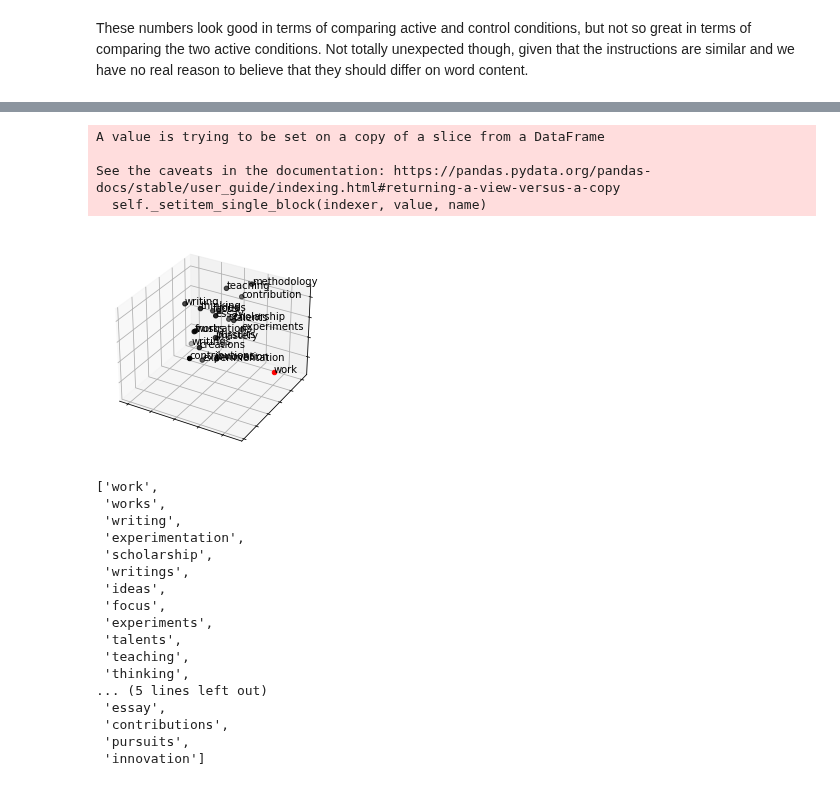
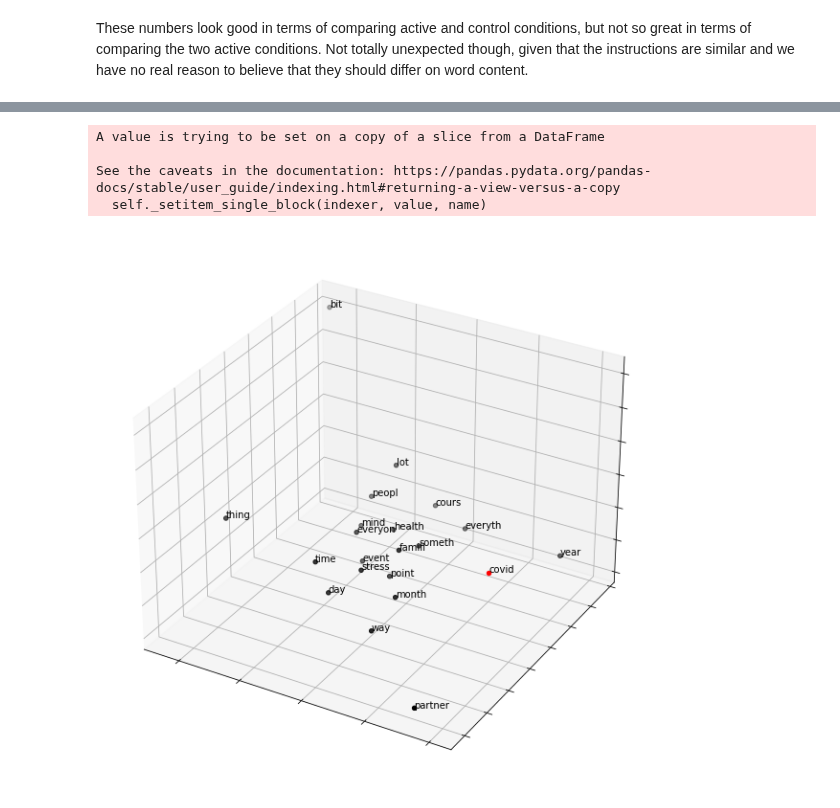
Before and after one commit to lucia-lux/EW_analysis, a Jupyter notebook: ew_nlp_writing.ipynb, the cells around one changed output, grey strips where cells are left out. Drawn from its saved outputs; the diff is of its cells as text; code cells hidden in the pictures.

```diff
--- a/ew_nlp_writing.ipynb
+++ b/ew_nlp_writing.ipynb
@@ -33,7 +32,7 @@ https://www.kaggle.com/dskswu/topic-modeling-bert-lda - topic modeling bert+lda
 # %% [markdown]
 Specify path to input directory and read in files.
 # %%
-home = 1
+home = 0
 if home:
     infiledir = r"C:\Users\Luzia T\UCL\WorkingFromHome\Possible_online_studies\NLP_expressive_writing\analysis\Processed_2"
     writing_dir = r"C:\Users\Luzia T\UCL\WorkingFromHome\Possible_online_studies\NLP_expressive_writing\analysis\writing_data\statements"
@@ -350,14 +349,11 @@ from sklearn import model_selection, feature_extraction, naive_bayes, pipeline,
 # get cleaned text
 writing_df['writing_cleaned'] = [' '.join(f) for f in token_lists]
 
-# now partition the dataset into training and test portions
+# split into training and test data sets
 wrdf_train,wrdf_test = model_selection.train_test_split(writing_df, test_size = 0.3)
 
-# TF:
-vectorizer_tf = feature_extraction.text.CountVectorizer(max_features = 10000, ngram_range = (1,2))
-
-# TF-IDF:
-vectorizer_tf_idf = feature_extraction.text.TfidfVectorizer(max_features = 10000, ngram_range = (1,2))
+# TF-IDF vectorizer:
+vectorizer_tf_idf = feature_extraction.text.TfidfVectorizer(max_features = 10000, ngram_range = (1,3))
 
 corpus = wrdf_train['writing_cleaned']
 X_train = vectorizer_tf_idf.fit_transform(corpus)
@@ -540,54 +548,57 @@ trigrams_detector = gensim.models.phrases.Phraser(trigrams_detector)
+# %%
+from gensim import models
+corpus = wrdf_train['writing_cleaned']
+
+## create list of lists of unigrams
+lst_corpus = get_lst_corpus(corpus)
+
+
+## detect bigrams and trigrams
+# note: min_count: ignore all bigrams/trigrams with total count lower than min_count
+# threshold: the higher this value, the fewer ngrams will be created
+# min_count and threshold are hyperparameters and likely need tuning. Starting off with the defaults.
+bigrams_detector, trigrams_detector = get_ngrams(lst_corpus, min_count = 5, thresh = 10)
+#bigrams_detector = gensim.models.phrases.Phrases(lst_corpus, min_count = 5, threshold = 10)
+#bigrams_detector = gensim.models.phrases.Phraser(bigrams_detector)
+#trigrams_detector = gensim.models.phrases.Phrases(bigrams_detector[lst_corpus], min_count=5, threshold=10)
+#trigrams_detector = gensim.models.phrases.Phraser(trigrams_detector)
+# %%
+# fit
+nlp = gensim.models.word2vec.Word2Vec(lst_corpus, vector_size = 300)
+# vector size choice based on:https://datascience.stackexchange.com/questions/51404/word2vec-how-to-choose-the-embedding-size-parameter
 # %%
-word = "work"
+word = "covid"
 fig = plt.figure()
 ## word embedding
 tot_words = [word] + [tupla[0] for tupla in
                  nlp.wv.most_similar(word, topn=20)]
 X = nlp.wv[tot_words]
 ## pca to reduce dimensionality from 300 to 3
 pca = manifold.TSNE(perplexity=40, n_components=3, init='pca')
 X = pca.fit_transform(X)
 ## create dtf
 dtf_ = pd.DataFrame(X, index=tot_words, columns=["x","y","z"])
 dtf_["input"] = 0
 dtf_["input"].iloc[0:1] = 1
 ## plot 3d
 from mpl_toolkits.mplot3d import Axes3D
 ax = fig.add_subplot(111, projection='3d')
 ax.scatter(dtf_[dtf_["input"]==0]['x'],
            dtf_[dtf_["input"]==0]['y'],
            dtf_[dtf_["input"]==0]['z'], c="black")
 ax.scatter(dtf_[dtf_["input"]==1]['x'],
            dtf_[dtf_["input"]==1]['y'],
            dtf_[dtf_["input"]==1]['z'], c="red")
 ax.set(xlabel=None, ylabel=None, zlabel=None, xticklabels=[],
        yticklabels=[], zticklabels=[])
 for label, row in dtf_[["x","y","z"]].iterrows():
     x, y, z = row
     ax.text(x, y, z, s=label)
+fig = plt.gcf()
+fig.set_size_inches(18.5, 10.5)
 # %% [output]
 A value is trying to be set on a copy of a slice from a DataFrame
 
 See the caveats in the documentation: https://pandas.pydata.org/pandas-docs/stable/user_guide/indexing.html#returning-a-view-versus-a-copy
   self._setitem_single_block(indexer, value, name)
-[figure, old version]
+[figure, new version]
-# %%
-tot_words
-# %% [output]
-['work',
- 'works',
- 'writing',
- 'experimentation',
- 'scholarship',
- 'writings',
- 'ideas',
- 'focus',
- 'experiments',
- 'talents',
- 'teaching',
- 'thinking',
-... (5 lines left out)
- 'essay',
- 'contributions',
- 'pursuits',
- 'innovation']
```
Also changed, not shown: parts of 34 cells of this notebook.
